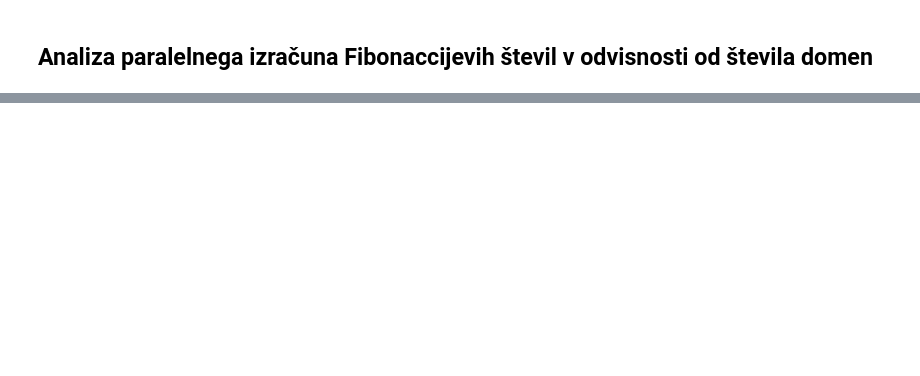
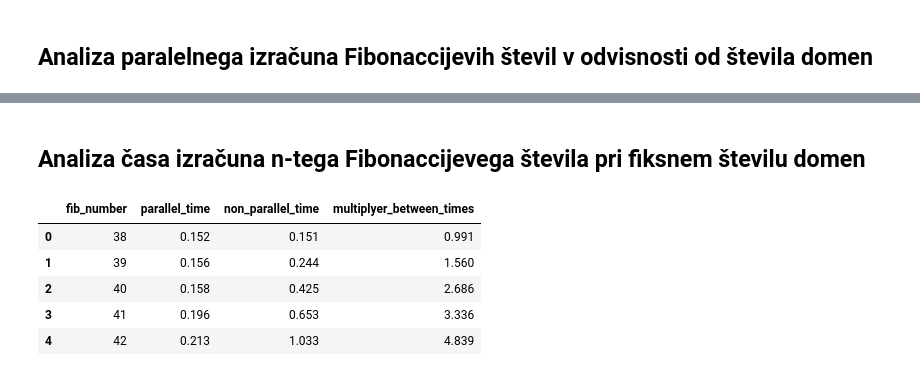
Before and after one commit to tjazerzen/Avtomatska-paralelizacija-v-OCamlu, a Jupyter notebook: playground/graph/computation_time_analysis/computation_time_analysis.ipynb, the cells around one changed output, grey strips where cells are left out. Saved outputs shown, nothing was run; the diff lists cells and outputs as text; code cells hidden in the pictures; blank space fills up the shorter version.

```diff
--- a/playground/graph/computation_time_analysis/computation_time_analysis.ipynb
+++ b/playground/graph/computation_time_analysis/computation_time_analysis.ipynb
@@ -45,0 +50,2 @@ plt.show()
+# %% [markdown]
+## Analiza časa izračuna n-tega Fibonaccijevega števila pri fiksnem številu domen
@@ -45,0 +54,9 @@ plt.show()
+# %%
+df_fib_n.head()
+# %% [output]
+|  | fib_number | parallel_time | non_parallel_time | multiplyer_between_times |
+| 0 | 38 | 0.152 | 0.151 | 0.991 |
+| 1 | 39 | 0.156 | 0.244 | 1.560 |
+| 2 | 40 | 0.158 | 0.425 | 2.686 |
+| 3 | 41 | 0.196 | 0.653 | 3.336 |
+| 4 | 42 | 0.213 | 1.033 | 4.839 |
```
Also changed, not shown: parts of 5 cells of this notebook.
